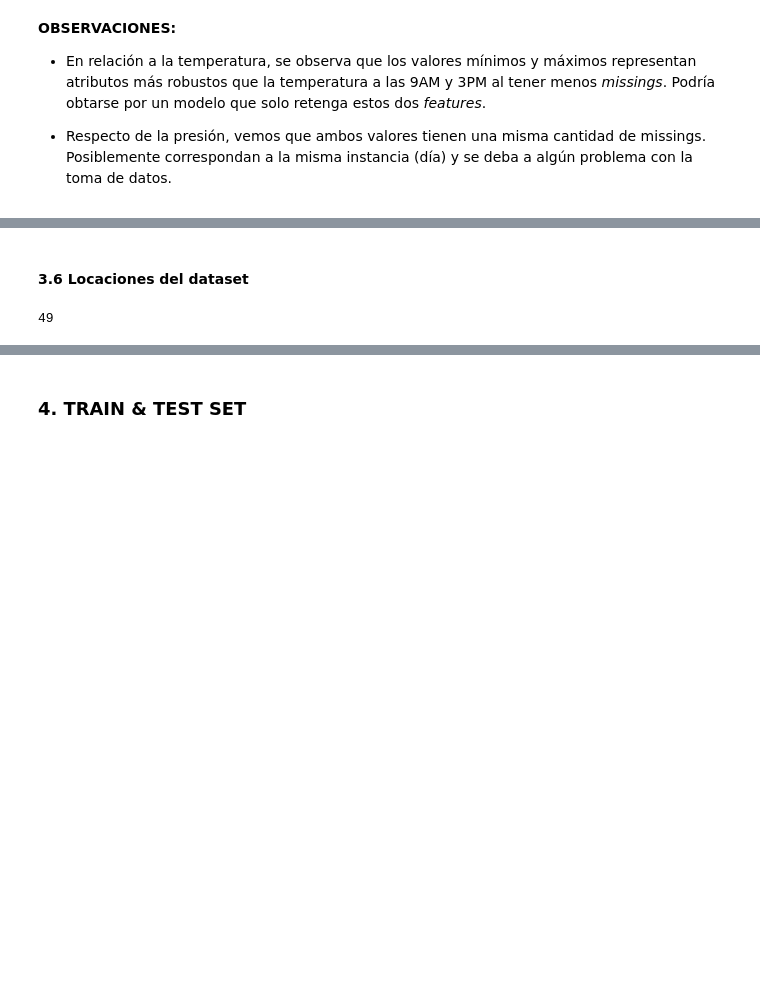
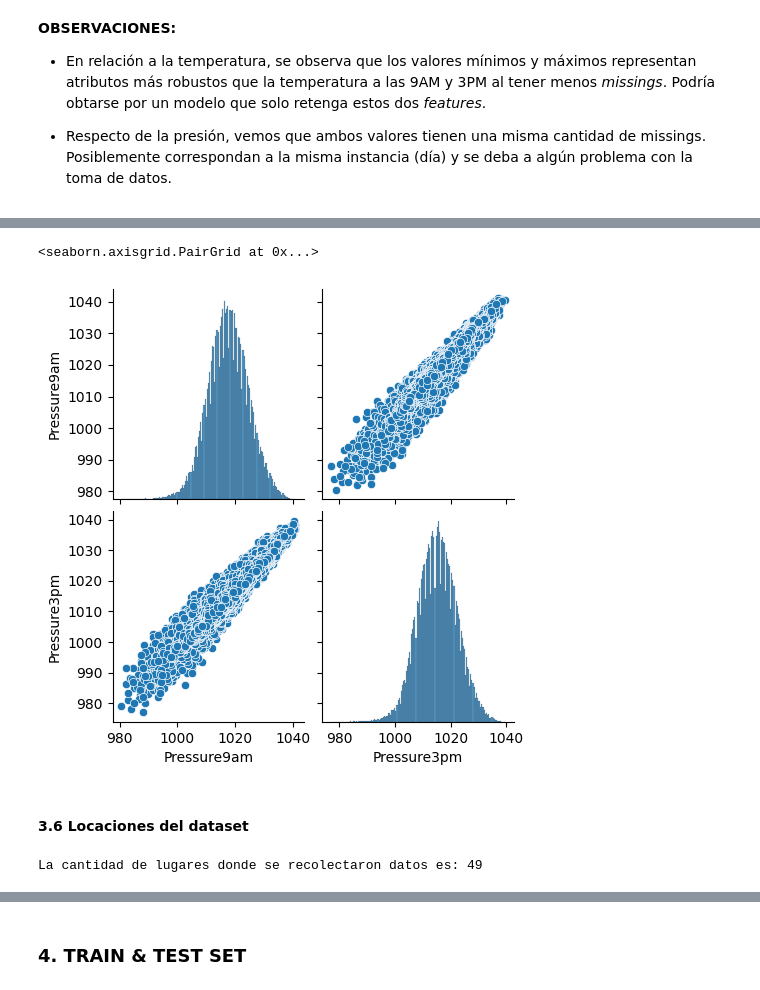
Before and after one commit to LeoCenturion/rain-in-australia, a Jupyter notebook: models/RiA-svm.ipynb, the cells around one changed output, grey strips where cells are left out. Cells and saved outputs as stored; diff of their text form; code cells hidden in the pictures; blank space fills up the shorter version.

```diff
--- a/models/RiA-svm.ipynb
+++ b/models/RiA-svm.ipynb
@@ -380,11 +387,19 @@ for i in range(len(columnas_correlacionadas)):
+# %%
+# Veamos scatter plots entre las variables que mejor correlacionan. Grupo 2
+
+sns.pairplot(rain_df[columnas_correlacionadas[1]])
+# %% [output]
+<seaborn.axisgrid.PairGrid at 0x...>
+[figure, added]
 # %% [markdown]
 #### 3.6 Locaciones del dataset
 # %%
 # Cantidad de lugares diferentes donde se tomaron los datos
 nloc = rain_df['Location'].nunique()
-nloc
+
+print(f"La cantidad de lugares donde se recolectaron datos es:", nloc)
 # %% [output]
-49
+La cantidad de lugares donde se recolectaron datos es: 49
 # %%
 
 location_df = pd.DataFrame(rain_df['Location'].unique(),columns=['Location']).sort_values(by='Location')
```
Also changed, not shown: parts of 32 cells of this notebook, 4 other files.
